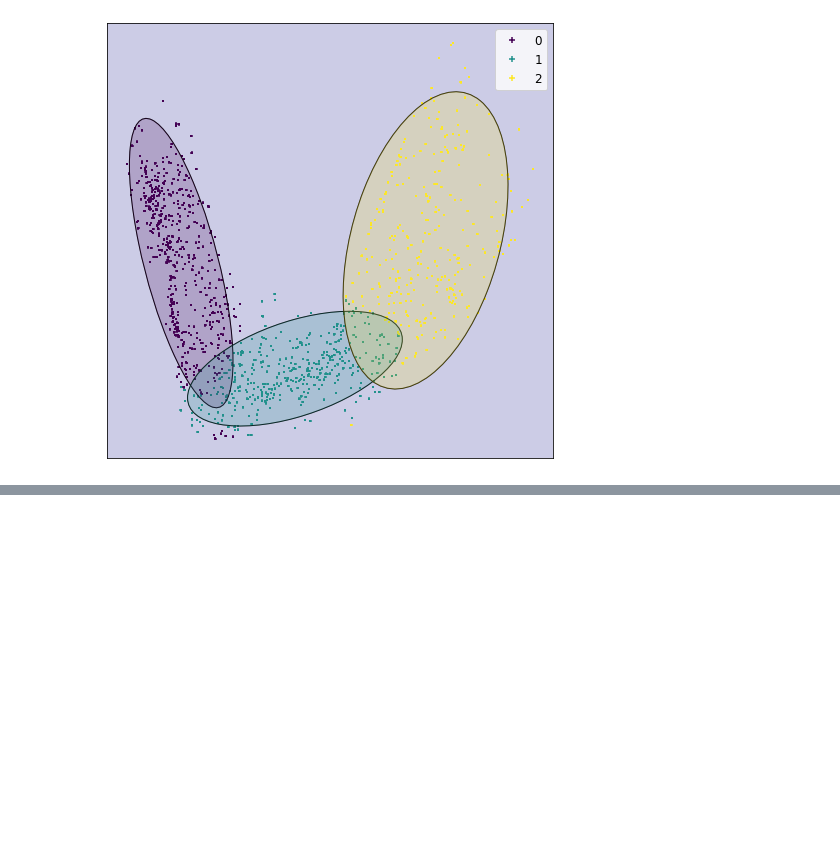
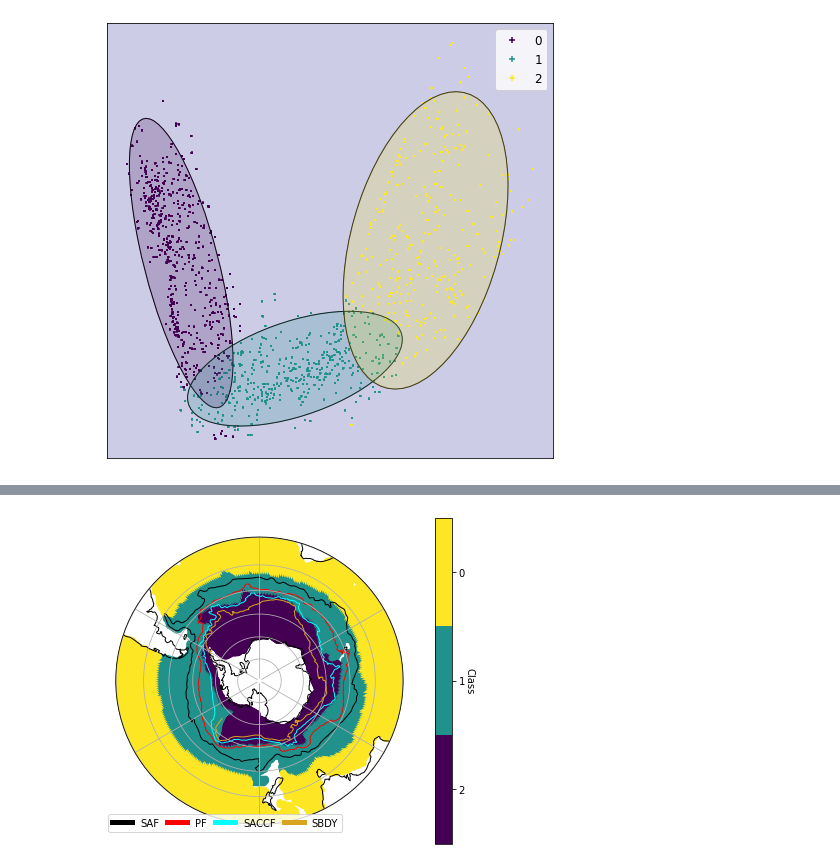
Before and after one commit to emmomp/OceanClustering, a Jupyter notebook: Figure_ClassificationDemo.ipynb, the cells around one changed output, grey strips where cells are left out. Cells and saved outputs as stored; diff of their text form; code cells hidden in the pictures; blank space fills up the shorter version.

```diff
--- a/Figure_ClassificationDemo.ipynb
+++ b/Figure_ClassificationDemo.ipynb
@@ -204,0 +329,55 @@ plt.show()
+# %%
+# Load fronts
+fronts=['saf','pf','saccf','sbdy']
+front_data={}
+for front in fronts:
+    front_data[front]=np.loadtxt('data/fronts/{}_kim.txt'.format(front))
+# %%
+import cartopy.crs as ccrs
+import matplotlib.path as mpath
+proj = ccrs.SouthPolarStereo()
+front_colors=['black','red','cyan',(218/256,165/256,32/256)]
+#colormap = plt.get_cmap('RdBu_r', n_classes)
+colormap = get_cmap('viridis',n_classes)
+
+fig=plt.figure(figsize=(7,6))
+
+ax = plt.subplot(1,1,1,projection=proj)
+
+CS=ax.scatter(data_classes.lon,data_classes.lat,c=clu.modal_classes(data_classes,dims=['time']),cmap=colormap,transform=ccrs.PlateCarree())
+for indf,front in enumerate(fronts):
+    ax.plot(front_data[front][:,0], front_data[front][:,1], lw = 1, ls='-', label=front.upper(),color=front_colors[indf],transform=ccrs.PlateCarree())
+
+#leg = ax.legend(bbox_to_anchor=( 1.25,1.2), ncol=4, \
+#                         columnspacing = 0.8)
+leg = ax.legend(ncol=4, columnspacing = 0.8)
+
+# set the linewidth of each legend object
+for legobj in leg.legendHandles:
+    legobj.set_linewidth(5.0)
+
+# compute a circle in axes coordinates,
+# which we can use as a boundary for the map.
+theta = np.linspace(0, 2*np.pi, 100)
+center = [0.5, 0.5]
+radius = 0.46   # 0.46 corresponds to roughly 30S Latitude
+verts = np.vstack([np.sin(theta), np.cos(theta)]).T
+circle = mpath.Path(verts * radius + center)
+
+ax.set_boundary(circle, transform=ax.transAxes)
+
+# Add features
+ax.gridlines()
+#ax.add_feature(cfeature.LAND)
+ax.coastlines()
+
+colorbar = plt.colorbar(CS)
+dclass=(n_classes-1)/n_classes
+cticks = np.arange(dclass/2, n_classes-1, dclass)
+clabels=np.arange(n_classes-1,-1,-1)
+colorbar.set_ticks(cticks)
+colorbar.set_ticklabels(clabels)
+colorbar.set_label('Class', rotation=270, labelpad=10)
+#plt.savefig('figures/8class_lonlat_ensmean.png')
+# %% [output]
+[figure, added]
```
Also changed, not shown: parts of 10 cells of this notebook, 9 other files.
